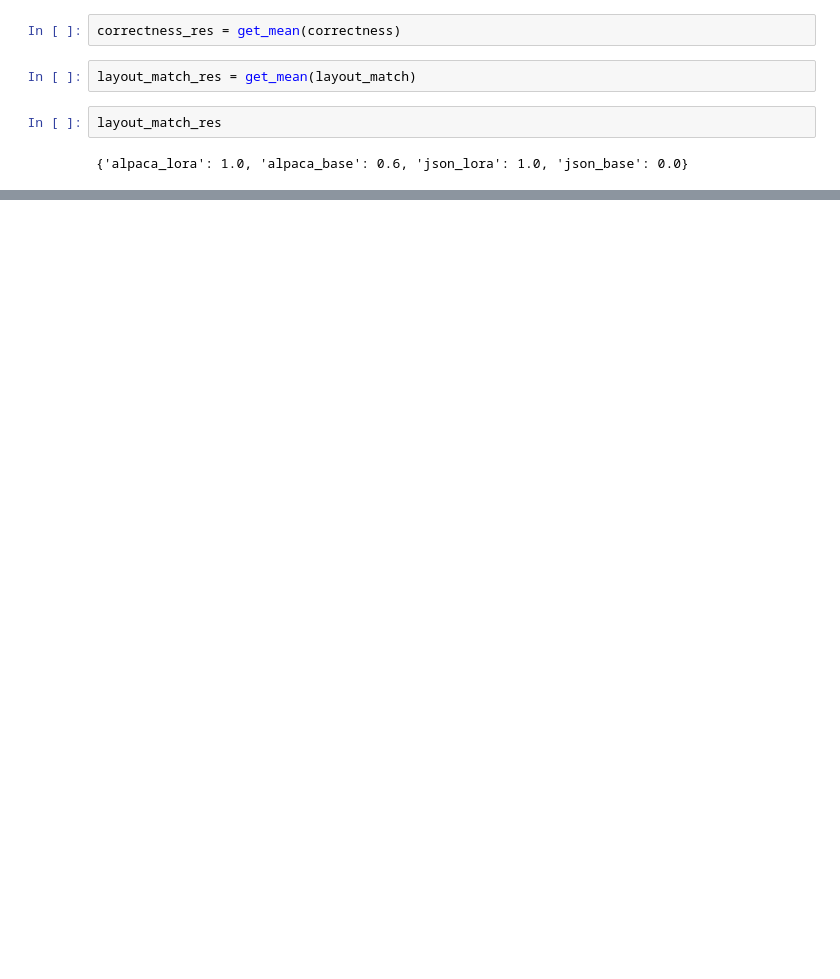
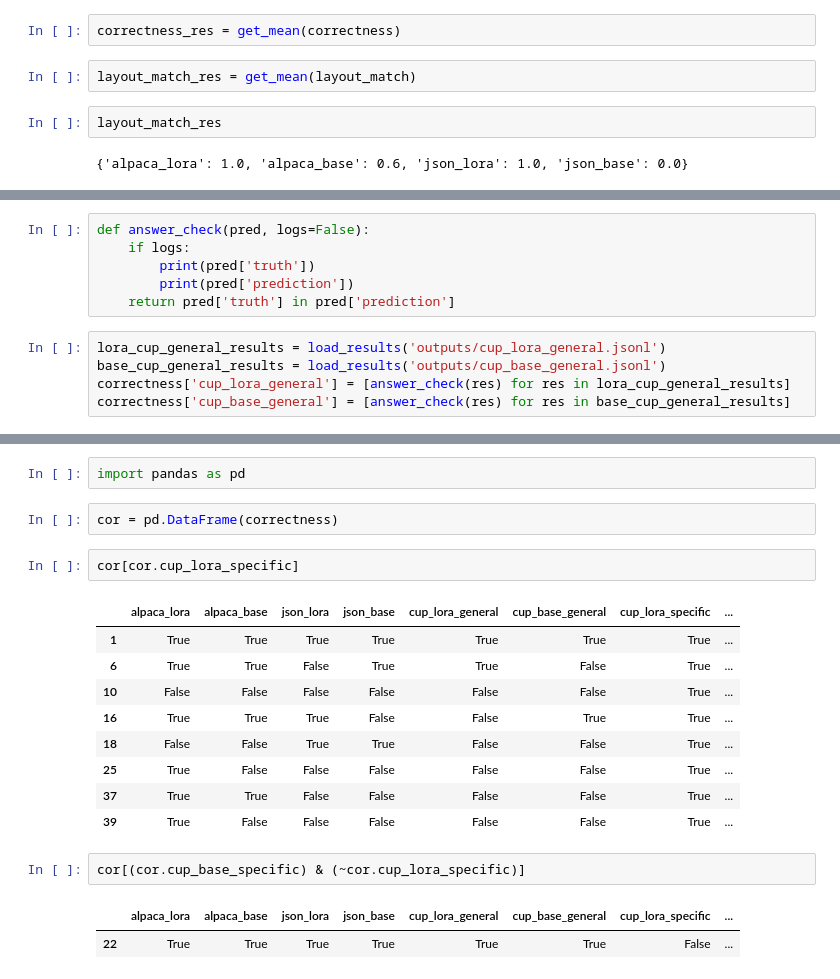
Before and after one commit to tardelr/lora-technical-post, a Jupyter notebook: output_analysis.ipynb, the cells around one changed output, grey strips where cells are left out. Drawn from its saved outputs; the diff is of its cells as text; blank space fills up the shorter version.

```diff
--- a/output_analysis.ipynb
+++ b/output_analysis.ipynb
@@ -167,0 +119,11 @@ True
+# %%
+def answer_check(pred, logs=False):
+    if logs:
+        print(pred['truth'])
+        print(pred['prediction'])
+    return pred['truth'] in pred['prediction']
+# %%
+lora_cup_general_results = load_results('outputs/cup_lora_general.jsonl')
+base_cup_general_results = load_results('outputs/cup_base_general.jsonl')
+correctness['cup_lora_general'] = [answer_check(res) for res in lora_cup_general_results]
+correctness['cup_base_general'] = [answer_check(res) for res in base_cup_general_results]
@@ -219,0 +247,21 @@ plt.show()
+# %%
+import pandas as pd
+# %%
+cor = pd.DataFrame(correctness)
+# %%
+cor[cor.cup_lora_specific]
+# %% [output]
+|  | alpaca_lora | alpaca_base | json_lora | json_base | cup_lora_general | cup_base_general | cup_lora_specific | ... |
+| 1 | True | True | True | True | True | True | True | ... |
+| 6 | True | True | False | True | True | False | True | ... |
+| 10 | False | False | False | False | False | False | True | ... |
+| 16 | True | True | True | False | False | True | True | ... |
+| 18 | False | False | True | True | False | False | True | ... |
+| 25 | True | False | False | False | False | False | True | ... |
+| 37 | True | True | False | False | False | False | True | ... |
+| 39 | True | False | False | False | False | False | True | ... |
+# %%
+cor[(cor.cup_base_specific) & (~cor.cup_lora_specific)]
+# %% [output]
+|  | alpaca_lora | alpaca_base | json_lora | json_base | cup_lora_general | cup_base_general | cup_lora_specific | ... |
+| 22 | True | True | True | True | True | True | False | ... |
```
Also changed, not shown: parts of 24 cells of this notebook, 17 other files.
